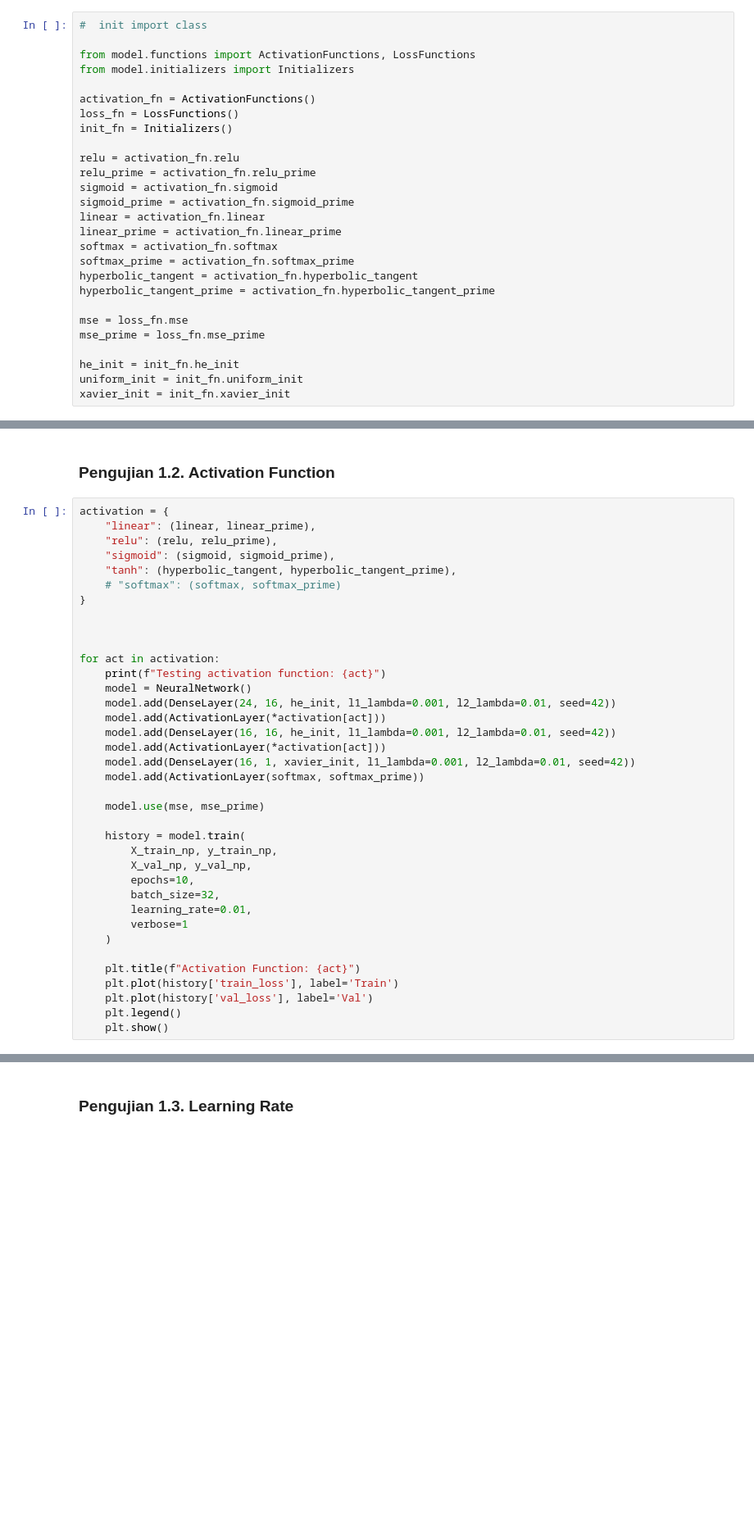
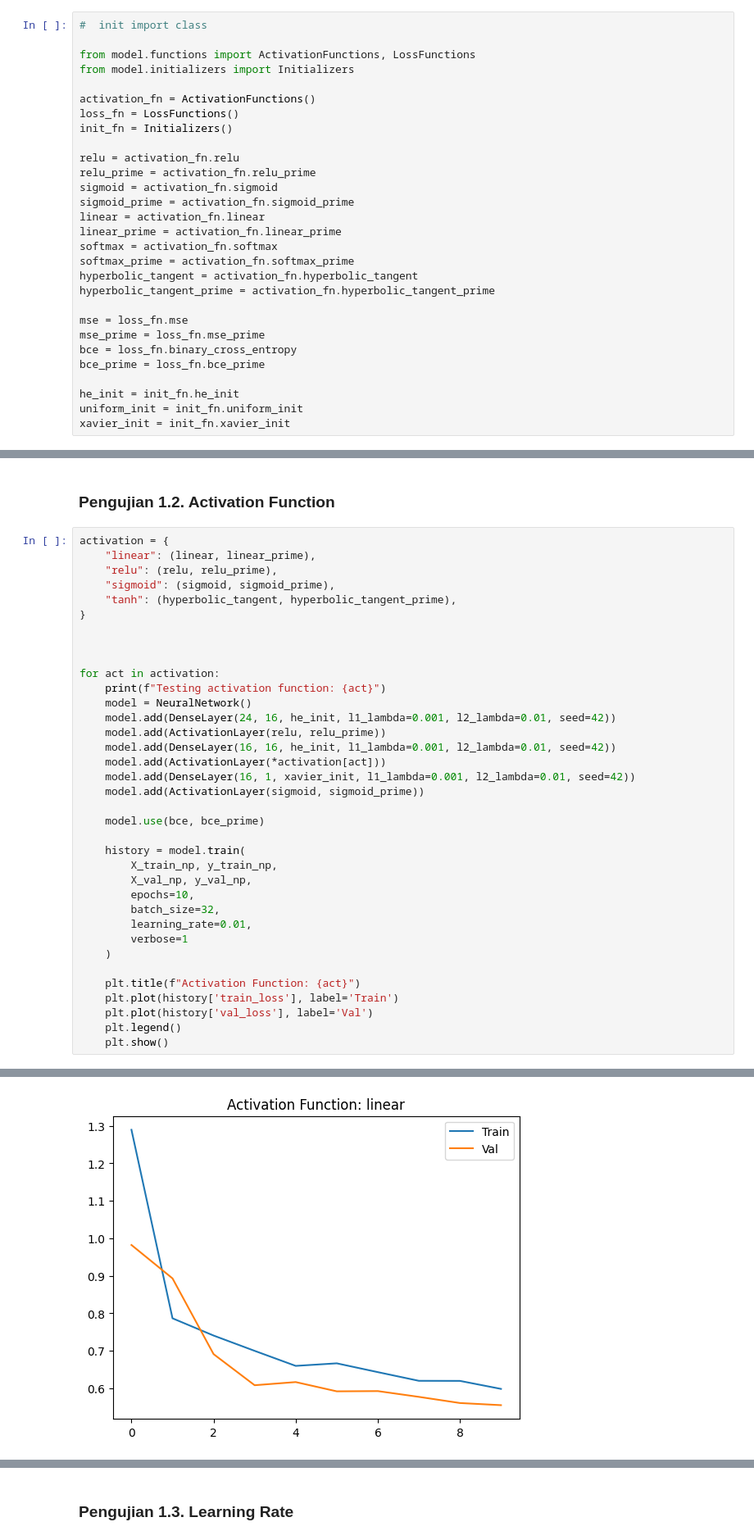
Before and after one commit to DiyahSusan/Tubes1-IF3270-ciamso, a Jupyter notebook: src/test.ipynb, the cells around one changed output, grey strips where cells are left out. Shown at 82% size. Saved outputs shown, nothing was run; the diff lists cells and outputs as text; blank space fills up the shorter version.

Commit message:
fix: activation function for output layer is changed to sigmoid

```diff
--- a/src/test.ipynb
+++ b/src/test.ipynb
@@ -273,6 +273,8 @@ hyperbolic_tangent_prime = activation_fn.hyperbolic_tangent_prime
 
 mse = loss_fn.mse
 mse_prime = loss_fn.mse_prime
+bce = loss_fn.binary_cross_entropy
+bce_prime = loss_fn.bce_prime
 
 he_init = init_fn.he_init
 uniform_init = init_fn.uniform_init
@@ -513,7 +515,6 @@ activation = {
     "relu": (relu, relu_prime),
     "sigmoid": (sigmoid, sigmoid_prime),
     "tanh": (hyperbolic_tangent, hyperbolic_tangent_prime),
-    # "softmax": (softmax, softmax_prime)
 }
 
 
@@ -522,13 +523,13 @@ for act in activation:
     print(f"Testing activation function: {act}")
     model = NeuralNetwork()
     model.add(DenseLayer(24, 16, he_init, l1_lambda=0.001, l2_lambda=0.01, seed=42))
-    model.add(ActivationLayer(*activation[act]))
+    model.add(ActivationLayer(relu, relu_prime))
     model.add(DenseLayer(16, 16, he_init, l1_lambda=0.001, l2_lambda=0.01, seed=42))
     model.add(ActivationLayer(*activation[act]))
     model.add(DenseLayer(16, 1, xavier_init, l1_lambda=0.001, l2_lambda=0.01, seed=42))
-    model.add(ActivationLayer(softmax, softmax_prime))
+    model.add(ActivationLayer(sigmoid, sigmoid_prime))
 
-    model.use(mse, mse_prime)
+    model.use(bce, bce_prime)
 
     history = model.train(
         X_train_np, y_train_np,
@@ -548,0 +560 @@ Testing activation function: linear
+[figure, added]
```
Also changed, not shown: parts of 2 cells of this notebook.
